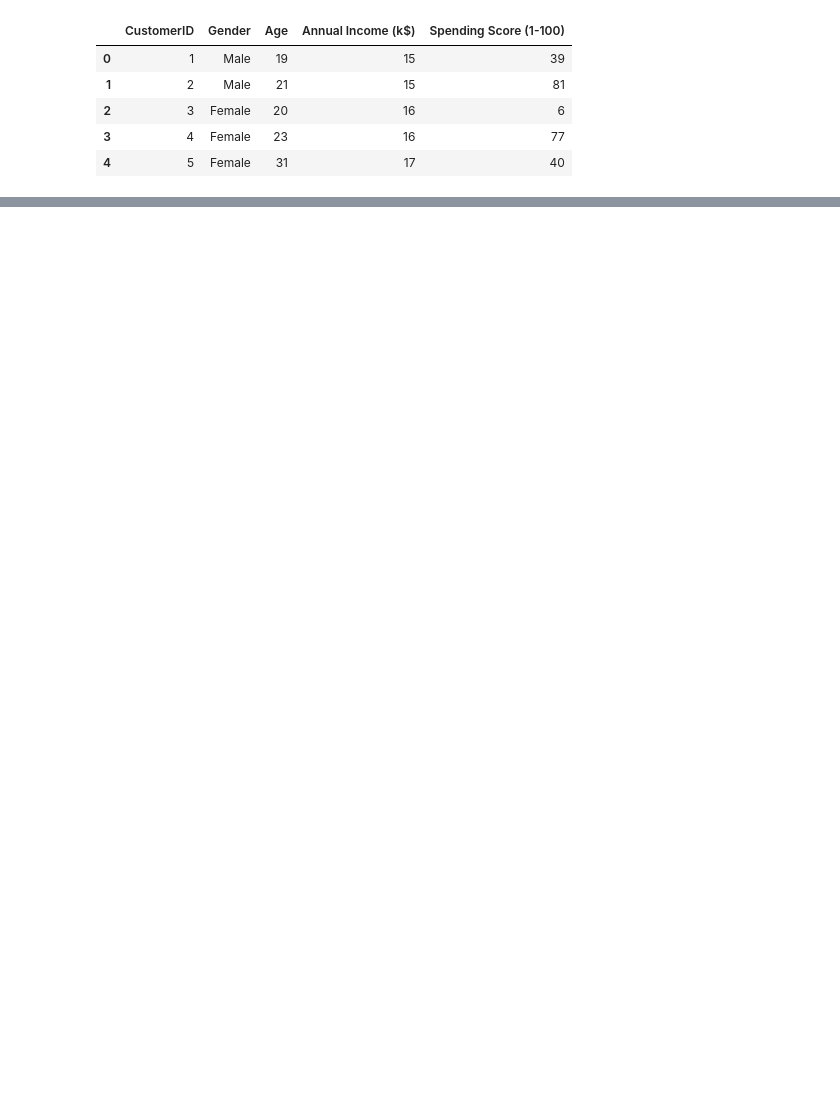
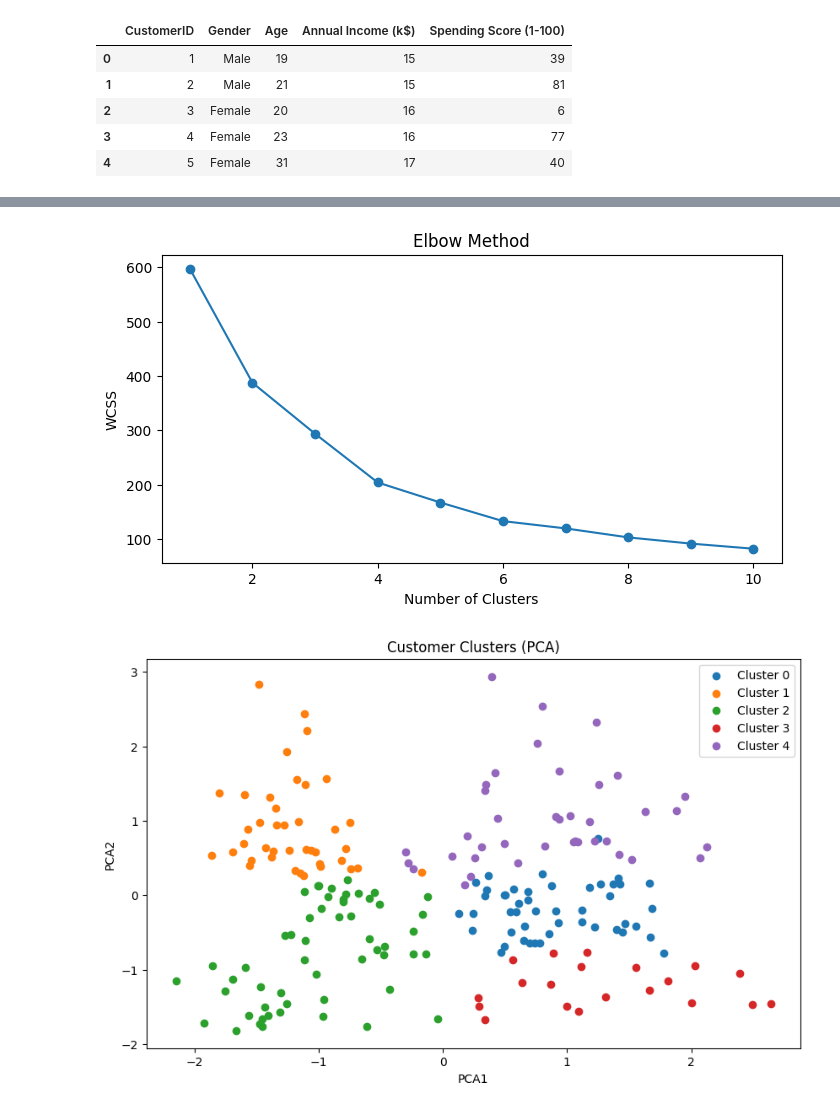
Before and after one commit to NattachaiJairak/DADS6003, a Jupyter notebook: Ex_K-mean_1.ipynb, the cells around one changed output, grey strips where cells are left out. Saved outputs shown, nothing was run; the diff lists cells and outputs as text; code cells hidden in the pictures; blank space fills up the shorter version.

```diff
--- a/Ex_K-mean_1.ipynb
+++ b/Ex_K-mean_1.ipynb
@@ -19,3 +71,62 @@ data.head()
+# %%
+import pandas as pd
+from sklearn.cluster import KMeans
+from sklearn.decomposition import PCA
+import matplotlib.pyplot as plt
+
+# Read the CSV file from the URL
+url = "https://raw.githubusercontent.com/ekaratnida/Applied-machine-learning/master/Week14-kmeans/Mall_Customers.csv"
+data = pd.read_csv(url)
+
+# Reduce some unnecessary columns
+data_reduce = data.drop(['CustomerID', 'Gender'], axis=1)
+
+# Normalize the data
+data_norm = (data_reduce - data_reduce.mean()) / data_reduce.std()
+
+# Determine the optimal number of clusters using the elbow method
+wcss = []
+for i in range(1, 11):
+    kmeans = KMeans(n_clusters=i, init='k-means++', random_state=42)
+    kmeans.fit(data_norm)
+    wcss.append(kmeans.inertia_)
+
+# Plot the elbow method
+plt.figure(figsize=(8, 4))
+plt.plot(range(1, 11), wcss, marker='o')
+plt.title('Elbow Method')
+plt.xlabel('Number of Clusters')
+plt.ylabel('WCSS')
+plt.show()
+
+# Fit k-means clustering with the optimal number of clusters (assumed to be 5 here)
+optimal_clusters = 5
+kmeans = KMeans(n_clusters=optimal_clusters, init='k-means++', random_state=42)
+kmeans.fit(data_norm)
+
+# Add cluster labels to the dataset
+data['Cluster'] = kmeans.labels_
+
+# Use PCA to reduce the dataset to 2 dimensions for visualization
+pca = PCA(n_components=2)
+data_pca = pca.fit_transform(data_norm)
+data_pca_df = pd.DataFrame(data_pca, columns=['PCA1', 'PCA2'])
+data_pca_df['Cluster'] = data['Cluster']
+
+# Plot the clusters
+plt.figure(figsize=(10, 6))
+for cluster in range(optimal_clusters):
+    cluster_data = data_pca_df[data_pca_df['Cluster'] == cluster]
+    plt.scatter(cluster_data['PCA1'], cluster_data['PCA2'], label=f'Cluster {cluster}')
+
+plt.title('Customer Clusters (PCA)')
+plt.xlabel('PCA1')
+plt.ylabel('PCA2')
+plt.legend()
+plt.show()
+# %% [output]
+[figure, added]
+[figure, added]
 # %%
 import pandas as pd
 from sklearn.cluster import KMeans
```
Also changed, not shown: parts of 5 cells of this notebook.
